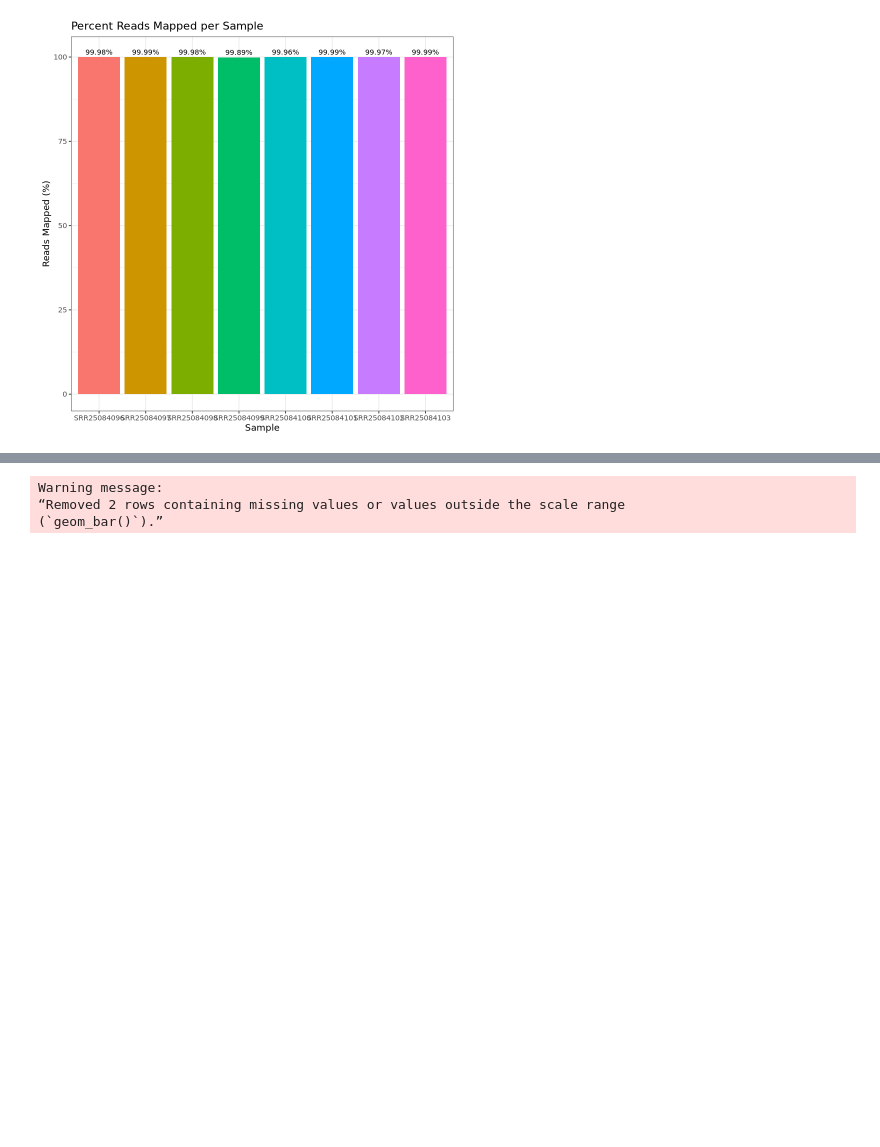
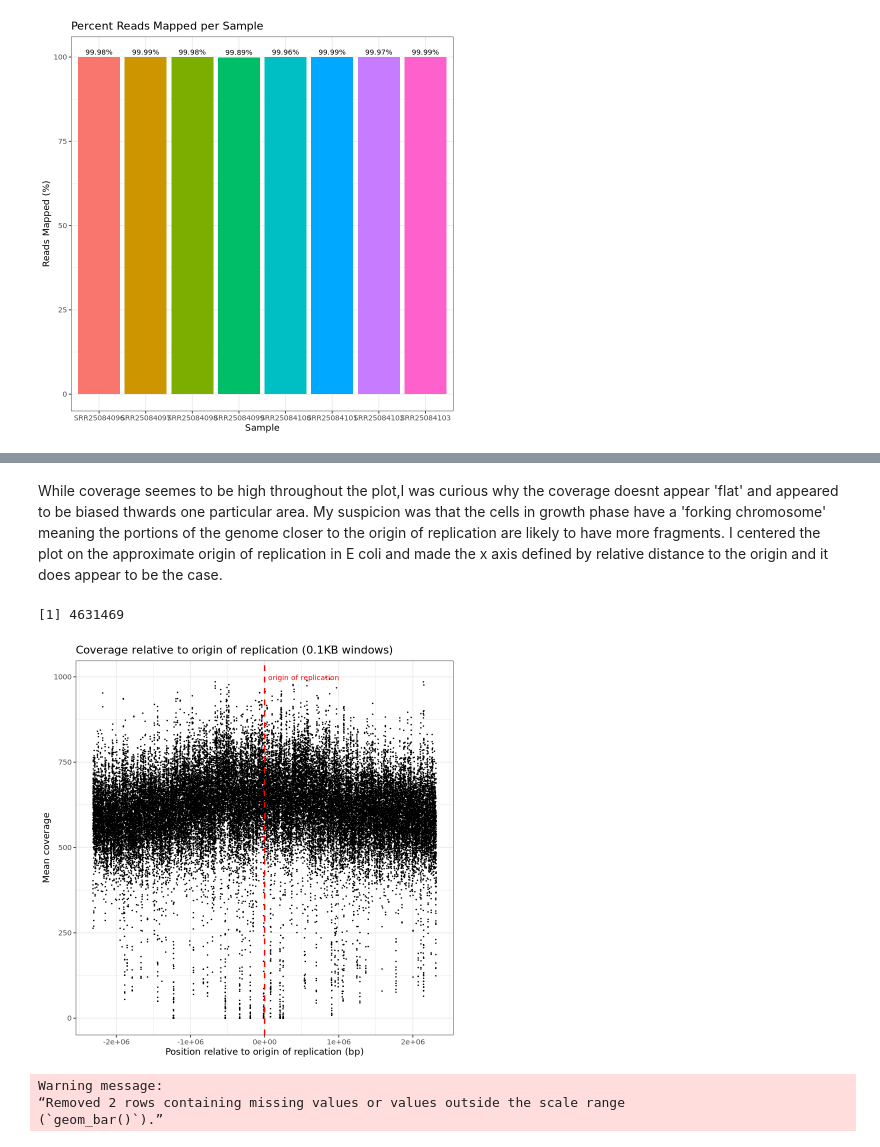
Before and after one commit to mtzingarella/VariantCalling-DenovoAssembly-StudyReplication, a Jupyter notebook: notebooks/Post_Alignment_QC.ipynb, the cells around one changed output, grey strips where cells are left out. Cells and saved outputs as stored; diff of their text form; code cells hidden in the pictures; blank space fills up the shorter version.

```diff
--- a/notebooks/Post_Alignment_QC.ipynb
+++ b/notebooks/Post_Alignment_QC.ipynb
@@ -174,4 +179,33 @@ ggplot(cov, aes(x=start, y=mean)) +
 [figure]
+# %% [markdown]
+While coverage seemes to be high throughout the plot,I was curious why the coverage doesnt appear 'flat' and appeared to be biased thwards one particular area. My suspicion was that the cells in growth phase have a 'forking chromosome' meaning the portions of the genome closer to the origin of replication are likely to have more fragments. I centered the plot on the approximate origin of replication in E coli and made the x axis defined by relative distance to the origin and it does appear to be the case.
+# %%
+ori <- 3950000
+genome_size <- max(cov$end, na.rm = TRUE)
+
+cov_ori <- cov %>%
+  mutate(
+    d = start - ori,
+    pos_from_ori = case_when(
+      d >  genome_size / 2 ~ d - genome_size,
+      d < -genome_size / 2 ~ d + genome_size,
+      TRUE ~ d
+    )
+  )
+max_dist <- max(abs(cov_ori$pos_from_ori), na.rm = TRUE)
+
+ggplot(cov_ori, aes(x = pos_from_ori, y = mean)) +
+  geom_point(size = 0.2) +
+  geom_vline(xintercept = 0, color = "red", linetype = "dashed", linewidth = 0.8) +
+  annotate("text", x = 0, y = max(cov_ori$mean, na.rm = TRUE),
+           label = "origin of replication", color = "red", hjust = -0.05, size = 3) +
+  scale_x_continuous(limits = c(-max_dist, max_dist)) +
+  theme_bw() +
+  labs(x = "Position relative to origin of replication (bp)", y = "Mean coverage",
+       title = "Coverage relative to origin of replication (0.1KB windows)")
+# %% [output]
+[1] 4631469
+[figure, added]
 # %%
 median =median(cov$median)
 
```
Also changed, not shown: parts of 9 cells of this notebook.
